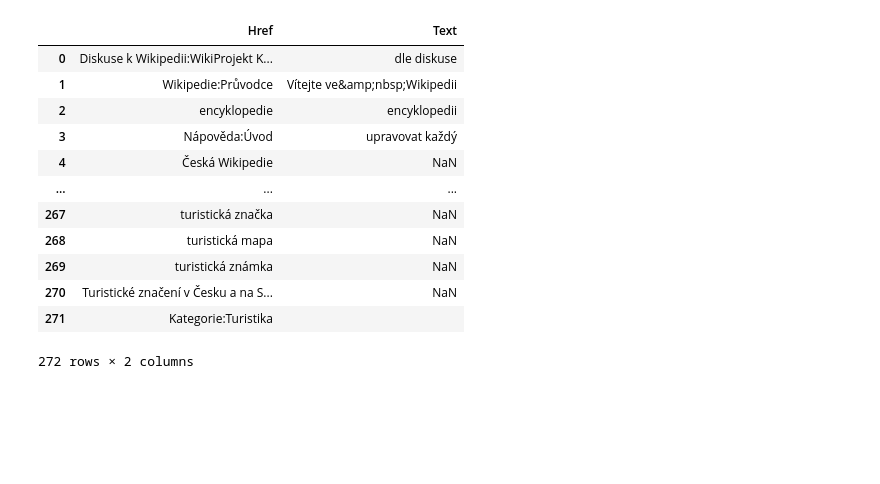
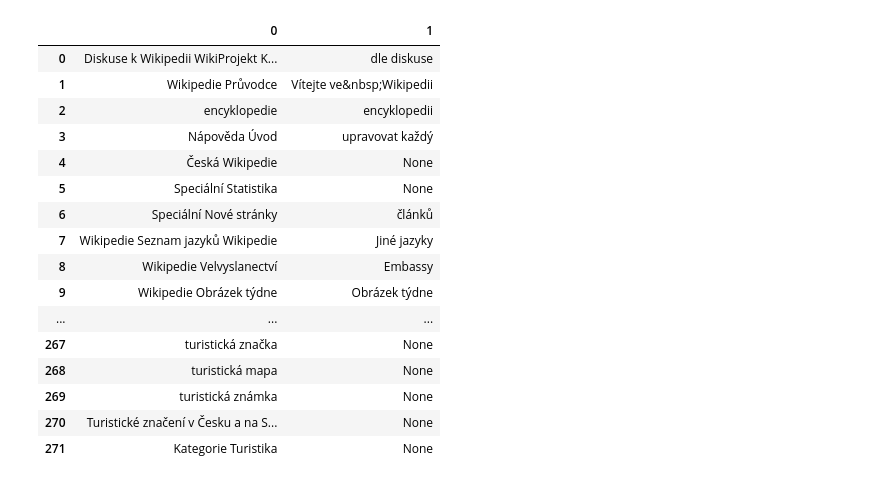
Before and after one commit to MCFreddie777/vinf-czwiki-stemmer-lemmatizer-anchor-texts, a Jupyter notebook: src/script.ipynb, the cells around one changed output. Saved outputs shown, nothing was run; the diff lists cells and outputs as text; code cells hidden in the pictures; blank space fills up the shorter version.

Commit message:
Clean dataframe using cleaning functions

```diff
--- a/src/script.ipynb
+++ b/src/script.ipynb
@@ -5,6 +7,6 @@ from parser import parse_xml_file
 DEBUG = True
 # %%
 xml_file_path = '../data/test.xml' if DEBUG else '../data/cswiki-latest-pages-articles.xml'
-csv_file_path = '../data/output.csv'
+csv_file_path = '../data/parsed_output.csv'
 # %%
 parse_xml_file(xml_file_path, csv_file_path)
@@ -13,16 +12,0 @@ df = pd.read_csv(csv_file_path,sep=",",names=['Href','Text']);
-# %%
-df
-# %% [output]
-|  | Href | Text |
-| 0 | Diskuse k Wikipedii:WikiProjekt K... | dle diskuse |
-| 1 | Wikipedie:Průvodce | Vítejte ve&amp;nbsp;Wikipedii |
-| 2 | encyklopedie | encyklopedii |
-| 3 | Nápověda:Úvod | upravovat každý |
-| 4 | Česká Wikipedie | NaN |
-| ... | ... | ... |
-| 267 | turistická značka | NaN |
-| 268 | turistická mapa | NaN |
-| 269 | turistická známka | NaN |
-| 270 | Turistické značení v Česku a na S... | NaN |
-| 271 | Kategorie:Turistika |  |
-272 rows × 2 columns
@@ -28,0 +26,26 @@ df
+# %%
+# TODO: Remove reading into memory
+df = pd.read_csv(csv_file_path,sep=",",header=None)
+clear_data(df)
+# %%
+# TODO: Remove printing
+pd.set_option('display.max_rows', 500)
+df
+# %% [output]
+|  | 0 | 1 |
+| 0 | Diskuse k Wikipedii WikiProjekt K... | dle diskuse |
+| 1 | Wikipedie Průvodce | Vítejte ve&nbsp;Wikipedii |
+| 2 | encyklopedie | encyklopedii |
+| 3 | Nápověda Úvod | upravovat každý |
+| 4 | Česká Wikipedie | None |
+| 5 | Speciální Statistika | None |
+| 6 | Speciální Nové stránky | článků |
+| 7 | Wikipedie Seznam jazyků Wikipedie | Jiné jazyky |
+| 8 | Wikipedie Velvyslanectví | Embassy |
+| 9 | Wikipedie Obrázek týdne | Obrázek týdne |
+| ... | ... | ... |
+| 267 | turistická značka | None |
+| 268 | turistická mapa | None |
+| 269 | turistická známka | None |
+| 270 | Turistické značení v Česku a na S... | None |
+| 271 | Kategorie Turistika | None |
```
Also changed, not shown: parts of 4 cells of this notebook.
